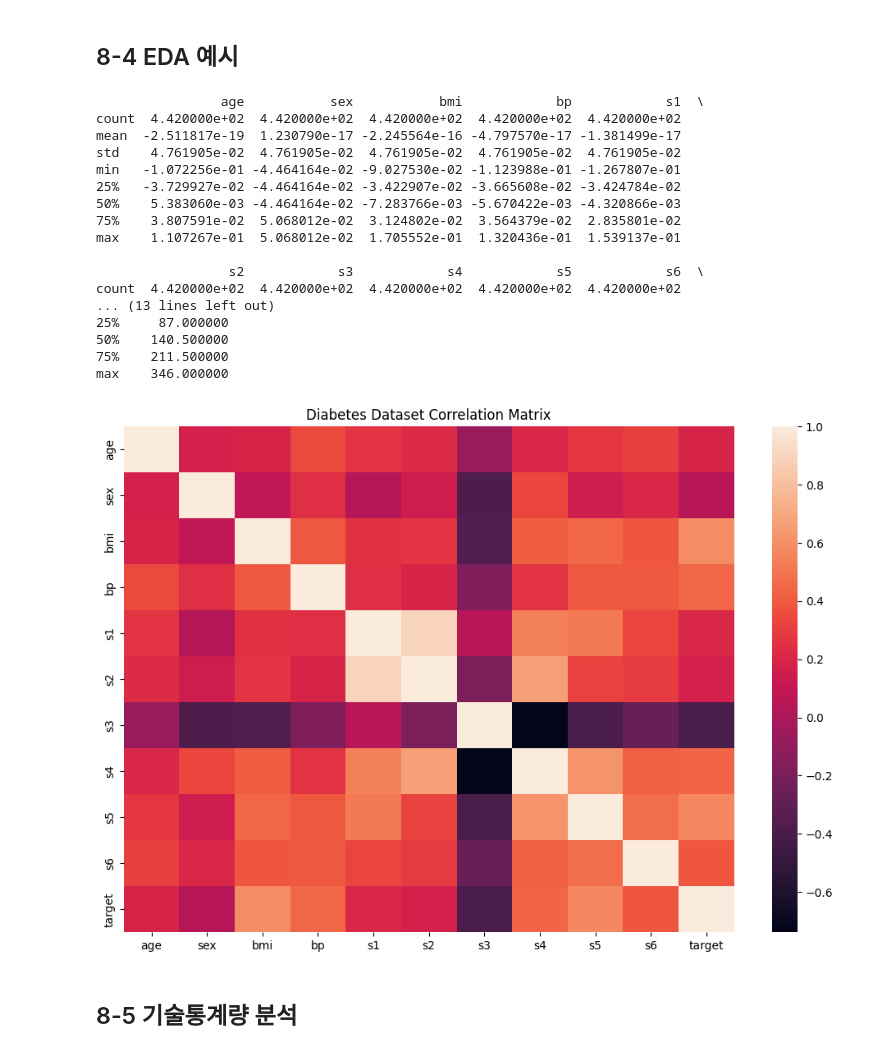
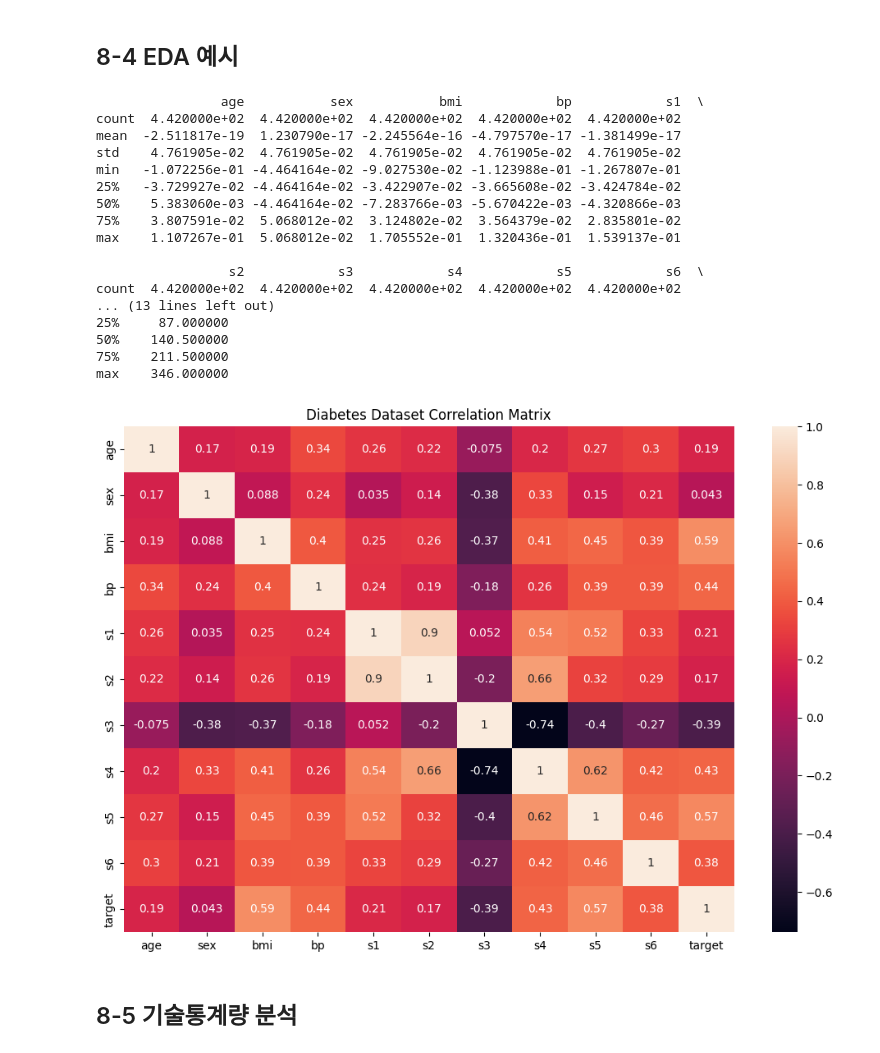
Before and after one commit to jj-it-lab/Data-Analysis-with-Open-Source, a Jupyter notebook: 오픈소스_데이터_분석_8강.ipynb, the cells around one changed output. Saved outputs shown, nothing was run; the diff lists cells and outputs as text; code cells hidden in the pictures.

```diff
--- a/오픈소스_데이터_분석_8강.ipynb
+++ b/오픈소스_데이터_분석_8강.ipynb
@@ -133,35 +133,35 @@ df['target'] = diabetes.target
 ## dataframe의 describe를 이용하여 기본 통계량 출력
 print(df.describe())
 
 ## 상관 행렬 시각화
 plt.figure(figsize=(12,8))
 
 # dataframe의 각 열(변수)들 간의 상관 계수(correlation coefficient)를 계산하고 corr_matrix로 저장
 corr_matrix = df.corr()
 
 # seaborn으로 corr_matrix를 heatmap으로 시각화
-sns.heatmap(corr_matrix)
+sns.heatmap(corr_matrix, annot=True)
 plt.title('Diabetes Dataset Correlation Matrix')
 plt.show()
 # %% [output]
                 age           sex           bmi            bp            s1  \
 count  4.420000e+02  4.420000e+02  4.420000e+02  4.420000e+02  4.420000e+02
 mean  -2.511817e-19  1.230790e-17 -2.245564e-16 -4.797570e-17 -1.381499e-17
 std    4.761905e-02  4.761905e-02  4.761905e-02  4.761905e-02  4.761905e-02
 min   -1.072256e-01 -4.464164e-02 -9.027530e-02 -1.123988e-01 -1.267807e-01
 25%   -3.729927e-02 -4.464164e-02 -3.422907e-02 -3.665608e-02 -3.424784e-02
 50%    5.383060e-03 -4.464164e-02 -7.283766e-03 -5.670422e-03 -4.320866e-03
 75%    3.807591e-02  5.068012e-02  3.124802e-02  3.564379e-02  2.835801e-02
 max    1.107267e-01  5.068012e-02  1.705552e-01  1.320436e-01  1.539137e-01
 
                  s2            s3            s4            s5            s6  \
 count  4.420000e+02  4.420000e+02  4.420000e+02  4.420000e+02  4.420000e+02
 ... (13 lines left out)
 25%     87.000000
 50%    140.500000
 75%    211.500000
 max    346.000000
-[figure, old version]
+[figure, new version]
 # %% [markdown]
 ## 8-5 기술통계량 분석
 # %%
```
